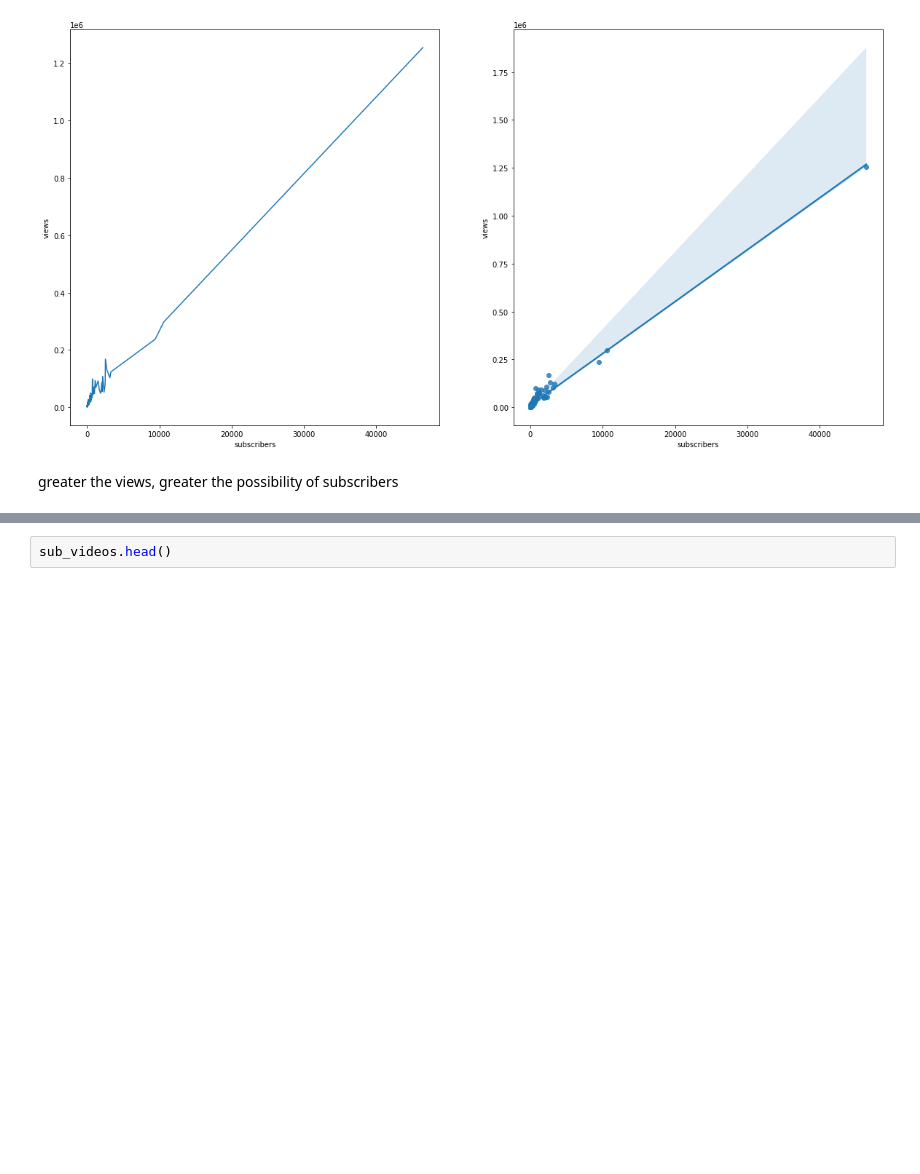
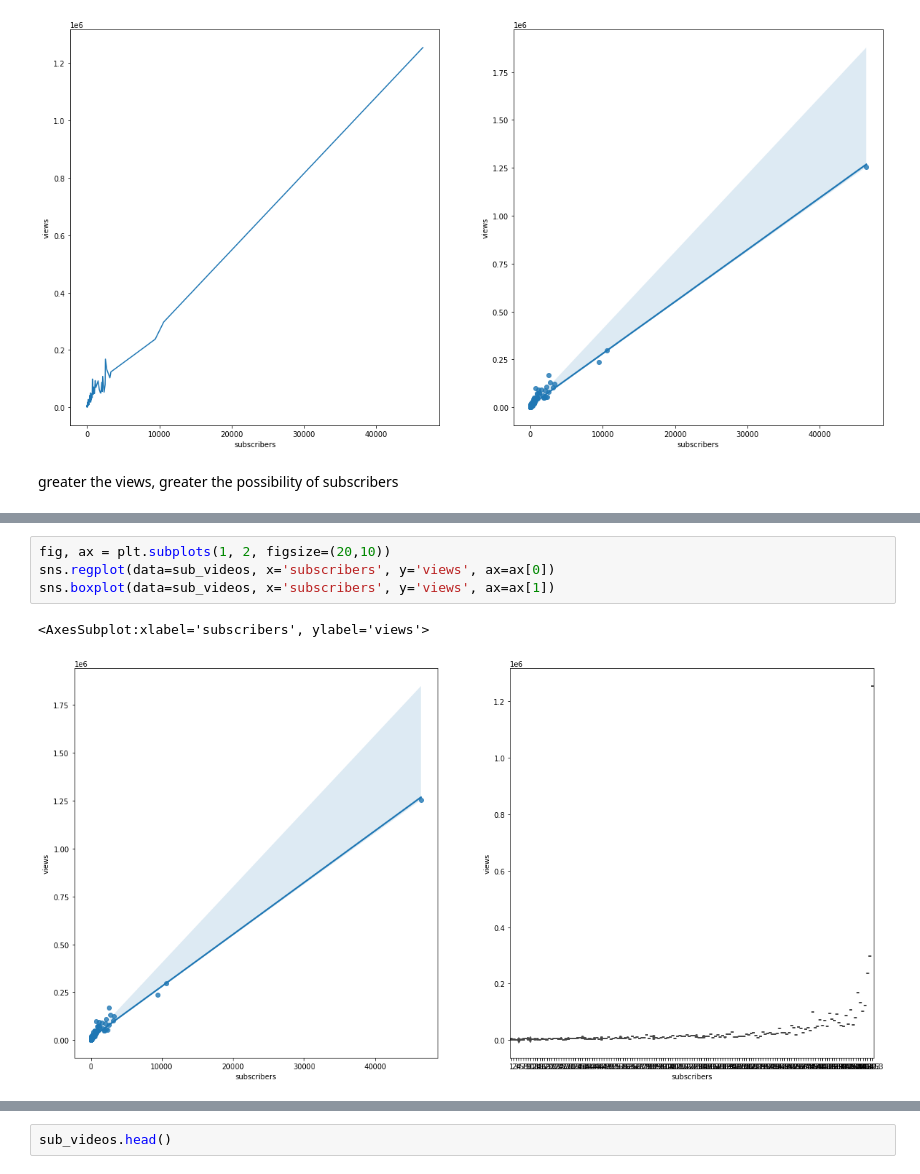
Before and after one commit to Irfan-Ahmad-byte/ken-s, a Jupyter notebook: Ken-s_youtube.ipynb, the cells around one changed output, grey strips where cells are left out. Saved outputs shown, nothing was run; the diff lists cells and outputs as text; blank space fills up the shorter version.

```diff
--- a/Ken-s_youtube.ipynb
+++ b/Ken-s_youtube.ipynb
@@ -369,0 +385,7 @@ sns.kdeplot(data=sub_videos, x='likes', y='views', ax=ax[0])
+# %%
+fig, ax = plt.subplots(1, 2, figsize=(20,10))
+sns.regplot(data=sub_videos, x='subscribers', y='views', ax=ax[0])
+sns.boxplot(data=sub_videos, x='subscribers', y='views', ax=ax[1])
+# %% [output]
+<AxesSubplot:xlabel='subscribers', ylabel='views'>
+[figure, added]
```
Also changed, not shown: parts of 13 cells of this notebook.
